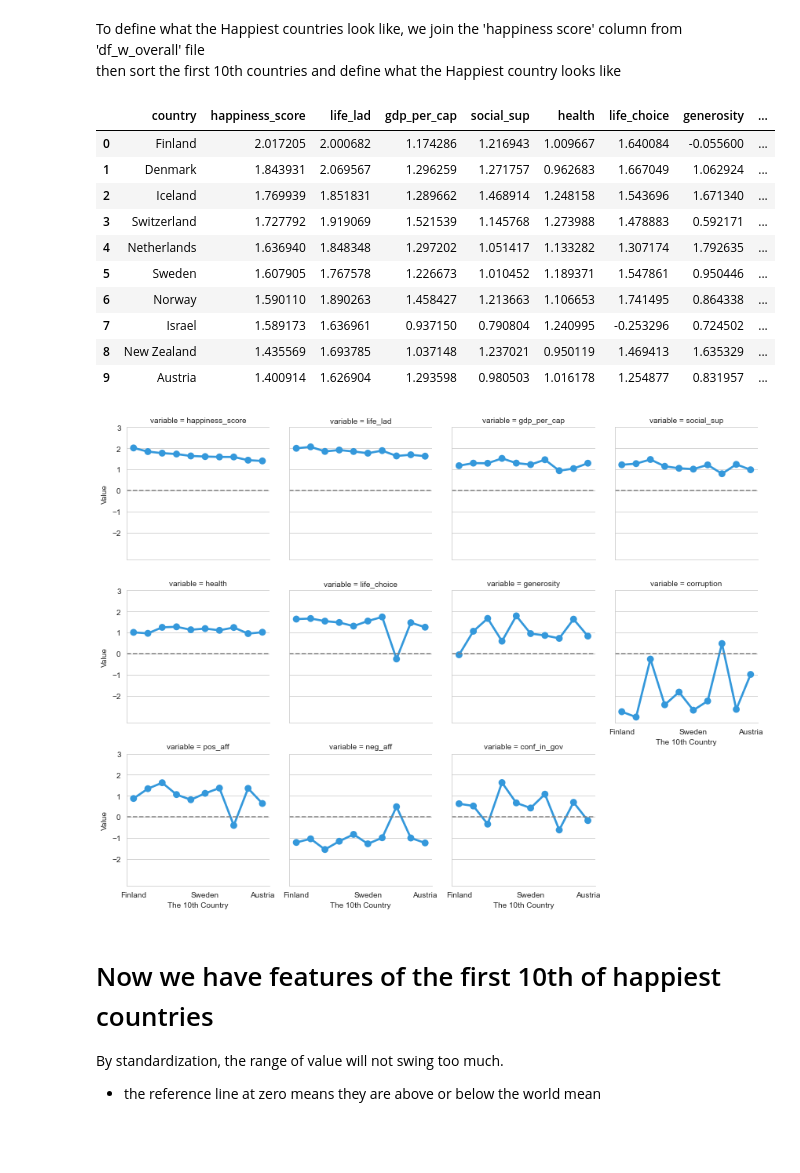
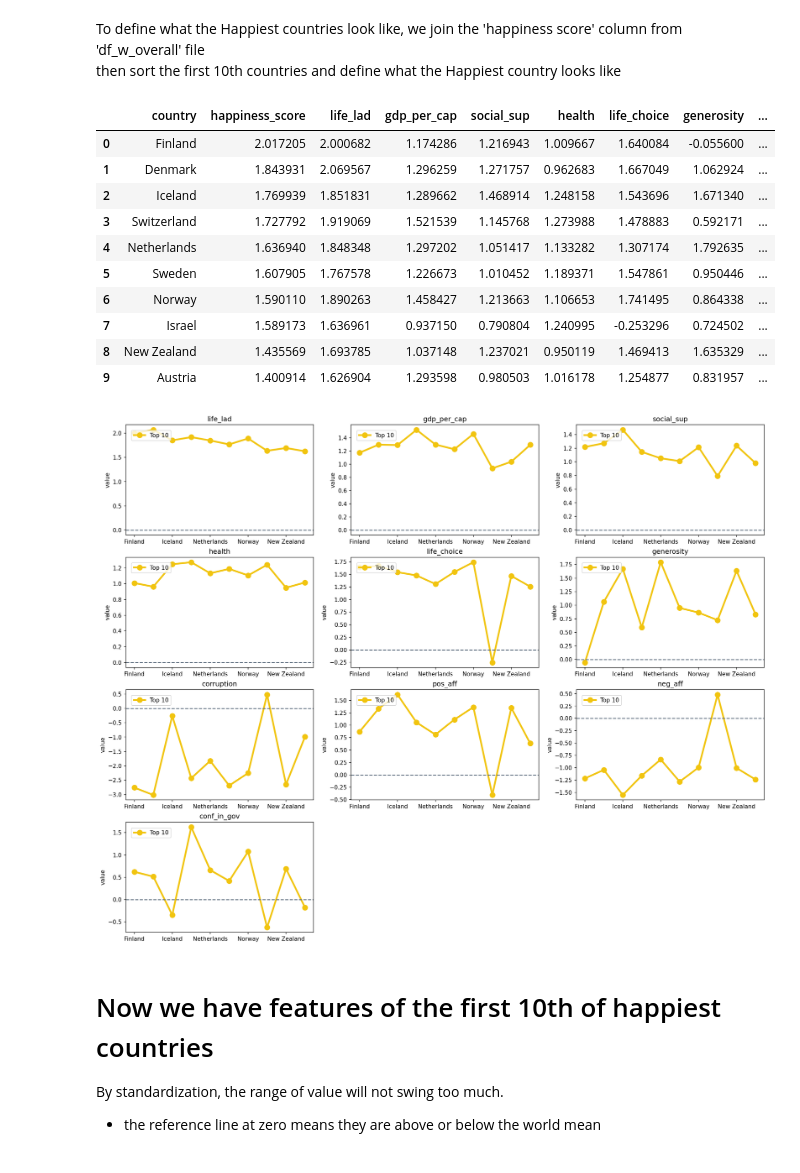
Before and after one commit to HikariJadeEmpire/TH_WLRD_Happiness_Project, a Jupyter notebook: WH_CodeSpace.ipynb, the cells around one changed output. Cells and saved outputs as stored; diff of their text form; code cells hidden in the pictures.

```diff
--- a/WH_CodeSpace.ipynb
+++ b/WH_CodeSpace.ipynb
@@ -213,41 +214,41 @@ then sort the first 10th countries and define what the Happiest country looks li
 # %%
 df_w_overall.rename(columns={'Happiness score':'happiness_score'},inplace=True)
 wh = pd.merge(df_w_overall[['Country','happiness_score']],winner_df,left_on='Country',right_on='country_name',how='left')
 
 st_wh = wh.loc[wh['country_name'].notna(),:].rename(columns={'Country':'country'}).drop(columns=['country_name']).reset_index(drop=True)
 
 # Standardization
 
 st_wh.iloc[:,1:] = st_wh.iloc[:,1:].apply(lambda x: (x-x.mean())/x.std() )
 define = st_wh.iloc[:10]
 display(define)
 
-# set column to plotting easier
-
-df_for_plot = define.melt(id_vars=['country'],value_vars=['happiness_score','life_lad','gdp_per_cap','social_sup',
-    'health','life_choice','generosity','corruption','pos_aff',
-    'neg_aff','conf_in_gov'])
-
 # Plot
 
-g = sns.FacetGrid(df_for_plot, col='variable' ,col_wrap=4 )
-g.map(sns.pointplot, "country","value" ,color='#3498DB')
-g.set_axis_labels("The 10th Country", "Value")
-g.set(xticks=[0,5,9], yticks=[-2,-1,0,1,2,3])
-g.refline(y=0)
+plt.style.use('default')
+
+plt.figure(figsize=(20,16), dpi=150)
+
+for i,j in enumerate(define) :
+    if i >1 :
+        plt.subplot(4, 3, i-1)
+        plt.plot(define['country'], define[j],color='#F1C40F', marker='o', markersize=9,
+        linewidth=3, linestyle='solid', alpha=1 ,label="Top 10" )
+        plt.title(f"{j}");plt.xticks([0,2,4,6,8]);plt.ylabel("value");plt.legend(loc="upper left",borderaxespad=1 )
+        plt.axhline(y=0, color='#5D6D7E', linestyle='--')
 # %% [output]
 |  | country | happiness_score | life_lad | gdp_per_cap | social_sup | health | life_choice | generosity | ... |
 | 0 | Finland | 2.017205 | 2.000682 | 1.174286 | 1.216943 | 1.009667 | 1.640084 | -0.055600 | ... |
 | 1 | Denmark | 1.843931 | 2.069567 | 1.296259 | 1.271757 | 0.962683 | 1.667049 | 1.062924 | ... |
 | 2 | Iceland | 1.769939 | 1.851831 | 1.289662 | 1.468914 | 1.248158 | 1.543696 | 1.671340 | ... |
 | 3 | Switzerland | 1.727792 | 1.919069 | 1.521539 | 1.145768 | 1.273988 | 1.478883 | 0.592171 | ... |
 | 4 | Netherlands | 1.636940 | 1.848348 | 1.297202 | 1.051417 | 1.133282 | 1.307174 | 1.792635 | ... |
 | 5 | Sweden | 1.607905 | 1.767578 | 1.226673 | 1.010452 | 1.189371 | 1.547861 | 0.950446 | ... |
 | 6 | Norway | 1.590110 | 1.890263 | 1.458427 | 1.213663 | 1.106653 | 1.741495 | 0.864338 | ... |
 | 7 | Israel | 1.589173 | 1.636961 | 0.937150 | 0.790804 | 1.240995 | -0.253296 | 0.724502 | ... |
 | 8 | New Zealand | 1.435569 | 1.693785 | 1.037148 | 1.237021 | 0.950119 | 1.469413 | 1.635329 | ... |
 | 9 | Austria | 1.400914 | 1.626904 | 1.293598 | 0.980503 | 1.016178 | 1.254877 | 0.831957 | ... |
-[figure, old version]
+[figure, new version]
 # %% [markdown]
 # Now we have features of the first 10th of happiest countries
 By standardization, the range of value will not swing too much.
```
Also changed, not shown: parts of 3 cells of this notebook, 1 other file.
